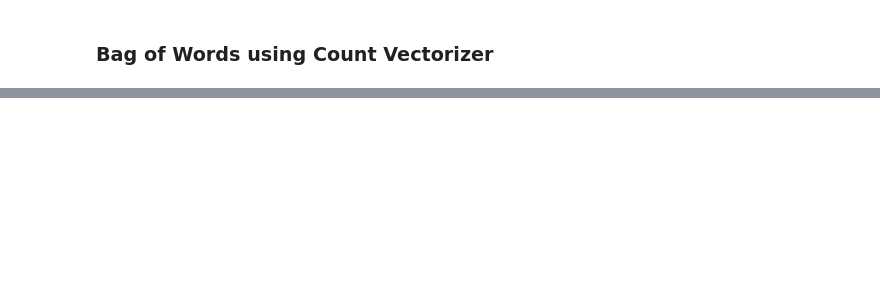
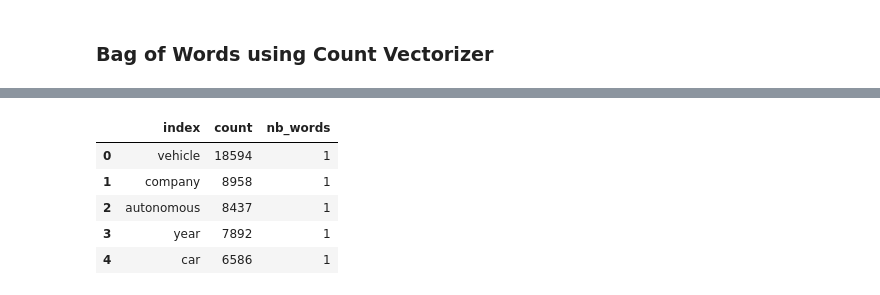
Before and after one commit to Medbeji/Automatic-Keyword-Extractor, a Jupyter notebook: bow_method.ipynb, the cells around one changed output, grey strips where cells are left out. Drawn from its saved outputs; the diff is of its cells as text; code cells hidden in the pictures; blank space fills up the shorter version.

```diff
--- a/bow_method.ipynb
+++ b/bow_method.ipynb
@@ -47,0 +159,11 @@ pd.DataFrame.from_dict(result_dict, orient='index',columns=['count'])
+# %%
+df.reset_index(inplace=True)
+df['nb_words'] = df['index'].apply(lambda x: len(x.split()))
+df.head()
+# %% [output]
+|  | index | count | nb_words |
+| 0 | vehicle | 18594 | 1 |
+| 1 | company | 8958 | 1 |
+| 2 | autonomous | 8437 | 1 |
+| 3 | year | 7892 | 1 |
+| 4 | car | 6586 | 1 |
```
Also changed, not shown: parts of 23 cells of this notebook, 8 other files.
